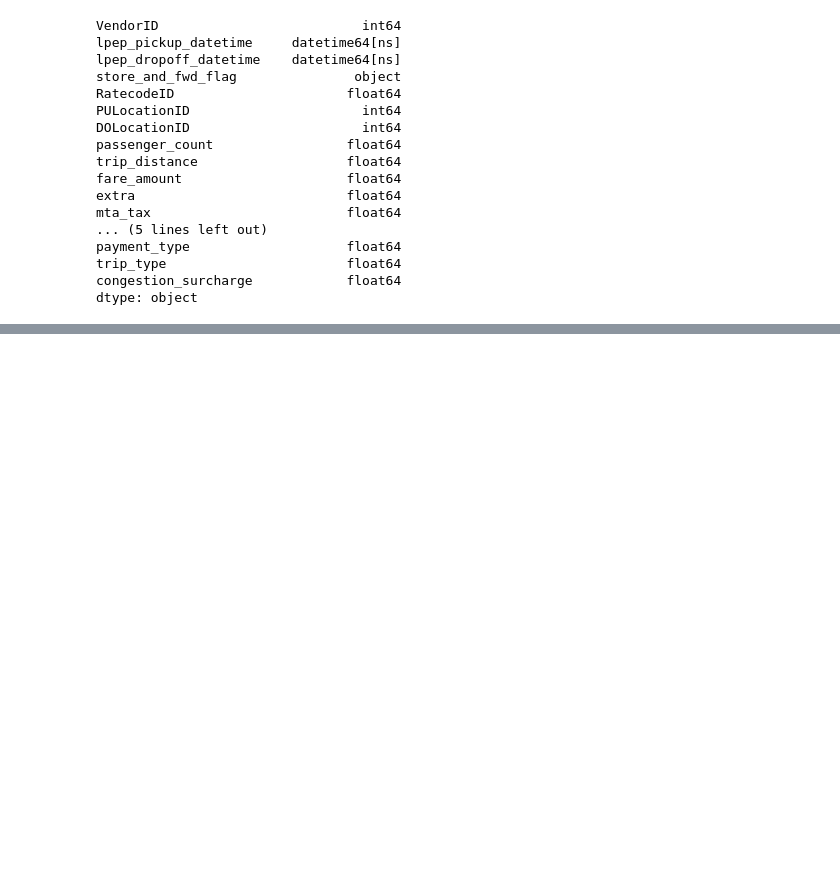
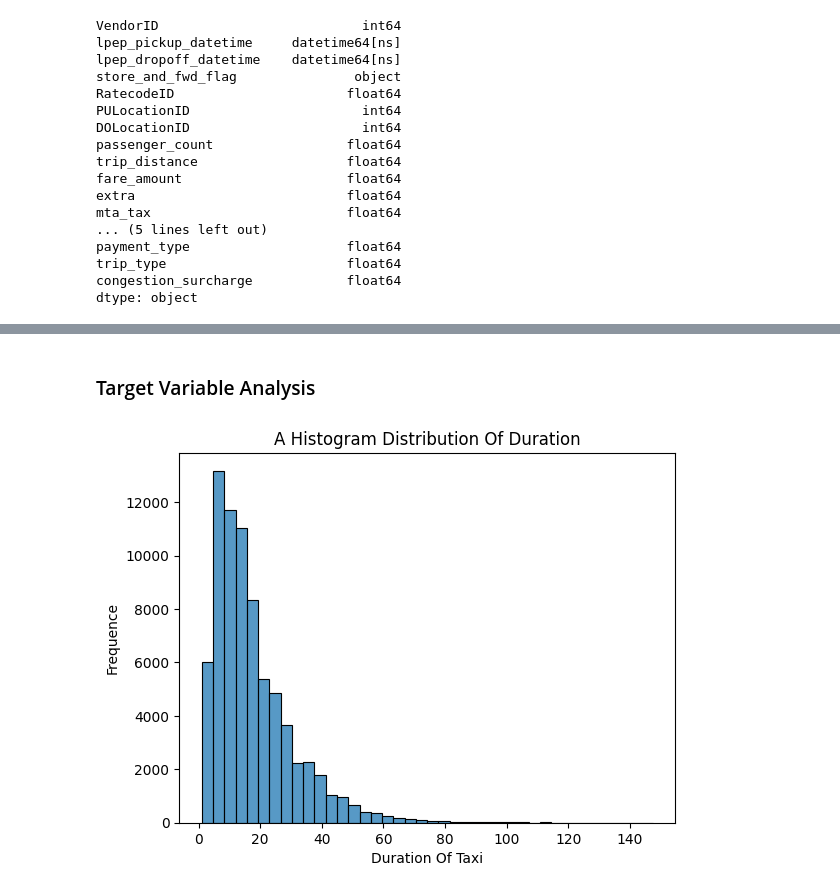
Before and after one commit to moro23/mlops-practice, a Jupyter notebook: 01-Intro/notebook/taxi-duration-prediction.ipynb, the cells around one changed output, grey strips where cells are left out. Cells and saved outputs as stored; diff of their text form; code cells hidden in the pictures; blank space fills up the shorter version.

Commit message:
peformed exploratory data analysis.

```diff
--- a/01-Intro/notebook/taxi-duration-prediction.ipynb
+++ b/01-Intro/notebook/taxi-duration-prediction.ipynb
@@ -41,4 +47,9 @@ dtype: object
 df['duration'] = df['lpep_dropoff_datetime'] - df['lpep_pickup_datetime']
 df.duration = df.duration.apply(lambda td: td.total_seconds() / 60)
 # %%
-df.head()
+df = df[(df.duration >= 1 & (df.duration <= 60))]
+
+categorical = ['PULocationID', 'DOLocationID']
+numerical = ['trip_distance']
+
+df[categorical] = df[categorical].astype(str)
@@ -52,0 +109,12 @@ df.head()
+# %% [markdown]
+### Target Variable Analysis
+# %%
+sns.histplot(df.duration[df.duration < 150], bins=40)
+
+plt.title('A Histogram Distribution Of Duration')
+plt.xlabel('Duration Of Taxi')
+plt.ylabel('Frequence')
+
+plt.show()
+# %% [output]
+[figure, added]
```
Also changed, not shown: parts of 11 cells of this notebook.
